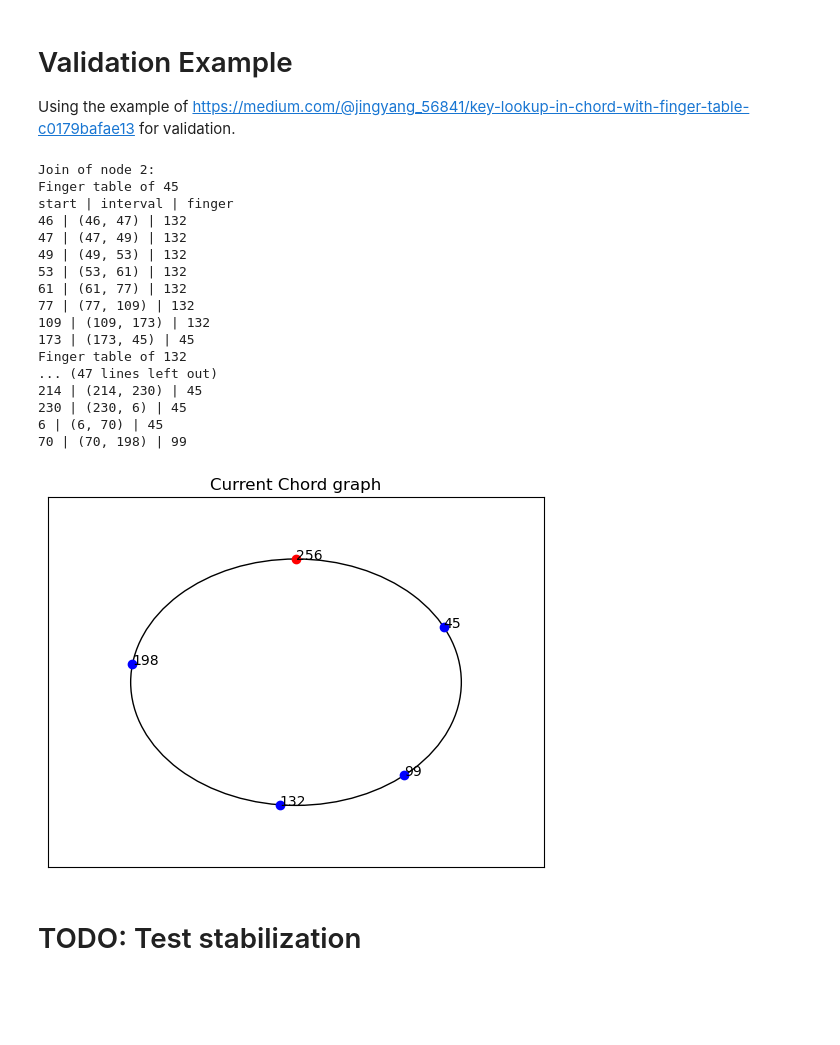
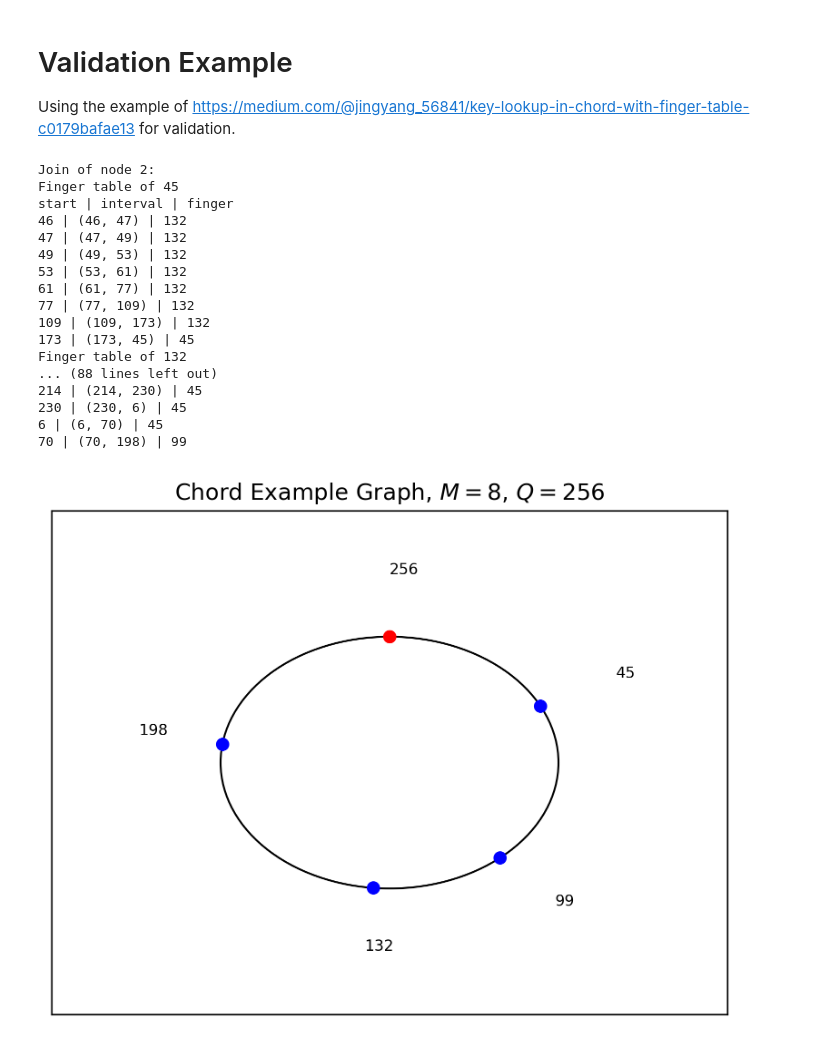
Before and after one commit to peterhalmos/COS518_FinalProject, a Jupyter notebook: ChordTester.ipynb, the cells around one changed output. Saved outputs shown, nothing was run; the diff lists cells and outputs as text; code cells hidden in the pictures; blank space fills up the shorter version.

```diff
--- a/ChordTester.ipynb
+++ b/ChordTester.ipynb
@@ -10,11 +10,14 @@ def print_fingers(node, m=8):
         print(str(node.FingerTable['start'][i]) + ' | ' + str(node.FingerTable['interval'][i]) + ' | ' + str(node.FingerTable['finger'][i].ID))
     return
 # %%
+import matplotlib as mpl
 import matplotlib.pyplot as plt
 import matplotlib.patches as patches
 import numpy as np
 
-def plot_Chord(pts, m, title_str='Current Chord graph'):
+mpl.rcParams['figure.dpi'] = 300
+
+def plot_Chord(pts, m, title_str=r'Chord Example Graph, $M=8$, $Q=256$'):
     '''
     pts: list (int)
         List of Node IDs
@@ -23,22 +26,24 @@ def plot_Chord(pts, m, title_str='Current Chord graph'):
     title_str:
         Title for plot
     '''
+
     MAX = 2**m
     pts.append(MAX)
     pts = np.array(pts)
     angles = -2*np.pi*((pts%MAX)/MAX) + np.pi/2
-
     xs, ys = np.cos(angles), np.sin(angles)
 
     fig, ax = plt.subplots()
-    ax.set_xlim((-1.5, 1.5))
-    ax.set_ylim((-1.5, 1.5))
+    ax.set_xlim((-2, 2))
+    ax.set_ylim((-2, 2))
     circle = patches.Circle((0, 0), radius=1, fill=False)
     ax.add_patch(circle)
     plt.scatter(xs[:-1], ys[:-1], c='b')
     plt.scatter(xs[-1], ys[-1], c='r')
+    tau = 1.5
     for i, txt in enumerate(pts):
-        ax.annotate(txt, (xs[i], ys[i]))
+        ax.annotate(txt, (tau*xs[i], tau*ys[i]), size=8)
+
     plt.xticks([])
     plt.yticks([])
     plt.title(title_str)
@@ -60,34 +65,38 @@ print('Join of node 2:')
 print_fingers(v1)
 print_fingers(v2)
 v3.join(v1)
 print('Join of node 3:')
 print_fingers(v1)
 print_fingers(v3)
 v4.join(v1)
 print('Join of node 4:')
 print_fingers(v1)
 print_fingers(v4)
 
+print('Final tables')
+print_fingers(v1)
+print_fingers(v2)
+print_fingers(v3)
+print_fingers(v4)
+
 nodes = [45, 99, 132, 198]
 plot_Chord(nodes, 8)
 # %% [output]
 Join of node 2:
 Finger table of 45
 start | interval | finger
 46 | (46, 47) | 132
 47 | (47, 49) | 132
 49 | (49, 53) | 132
 53 | (53, 61) | 132
 61 | (61, 77) | 132
 77 | (77, 109) | 132
 109 | (109, 173) | 132
 173 | (173, 45) | 45
 Finger table of 132
-... (47 lines left out)
+... (88 lines left out)
 214 | (214, 230) | 45
 230 | (230, 6) | 45
 6 | (6, 70) | 45
 70 | (70, 198) | 99
-[figure, old version]
+[figure, new version]
-# %% [markdown]
-# TODO: Test stabilization
```
Also changed, not shown: parts of 3 cells of this notebook, 4 other files.
